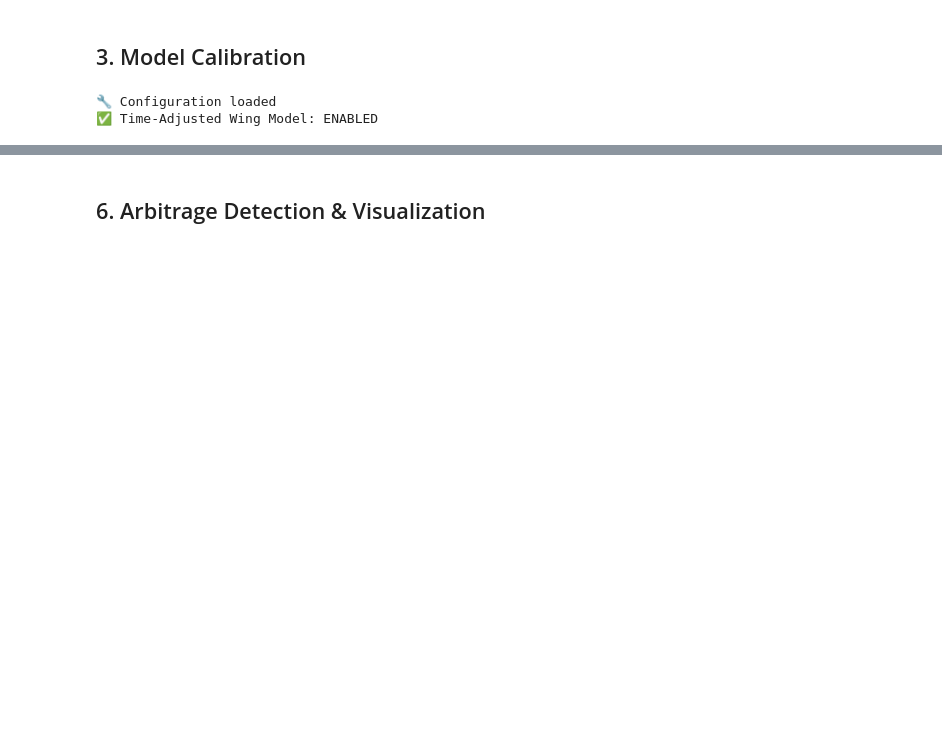
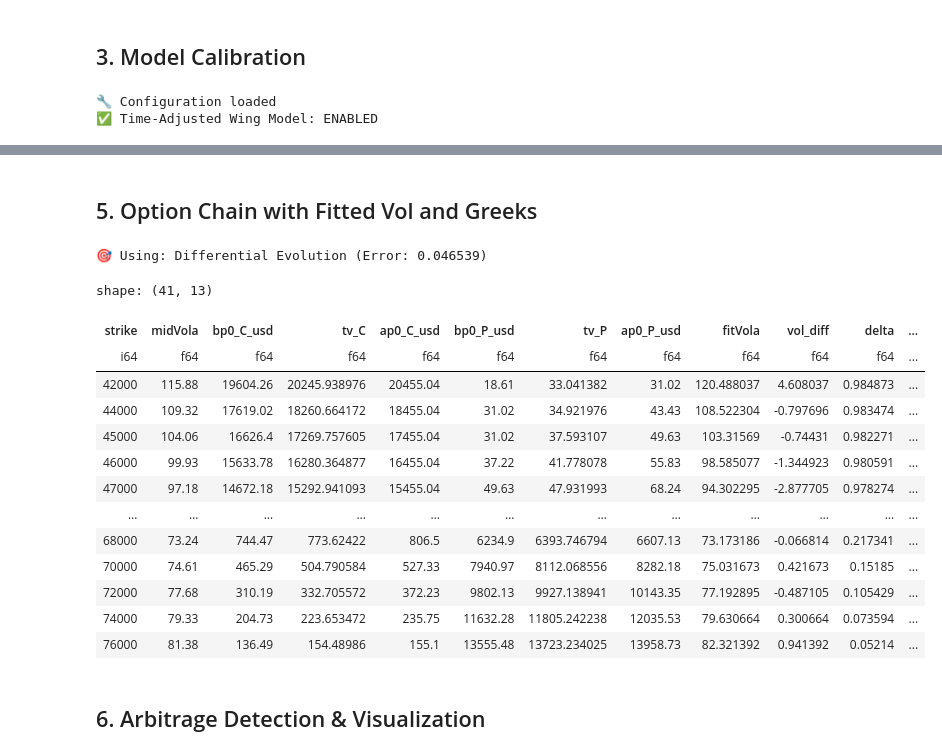
Before and after one commit to hertzC/Baseoffset-and-Volatility-Fitting-Manager, a Jupyter notebook: notebooks/volatility_fitting.ipynb, the cells around one changed output, grey strips where cells are left out. Cells and saved outputs as stored; diff of their text form; code cells hidden in the pictures; blank space fills up the shorter version.

```diff
--- a/notebooks/volatility_fitting.ipynb
+++ b/notebooks/volatility_fitting.ipynb
@@ -193,0 +240,17 @@ Optimized parameter: WingModelParameters(vr=0.7013, sr=0.0388, pc=0.2164, cc=0.2
+# %%
+#### CALIBRATION OF TIME-ADJUSTED WING MODEL ####
+methods = ["SLSQP", "L-BFGS-B"]
+if vol_config.time_adjusted_wing_model_enabled:
+    print(f"🚀 Calibrating Time-Adjusted Wing Model with optimisation methods {methods}")
+
+    for method_name in methods:
+
+        # Create appropriate calibrator based on method
+        my_local_calibrator = LocalVolatilityCalibrator(model_class=TimeAdjustedWingModel, method=method_name, enable_bounds=True)
+        my_result = my_local_calibrator.calibrate(my_initial_wing_model, strikes_list, market_vols, market_vegas, my_initial_wing_model.get_parameter_bounds(),  # Use the bounds from parameter object
+            True, None, weight_arr)
+        print(f"📍 Using LocalVolatilityCalibrator for {method_name}")
+
+        calibration_results.append(my_result)
+        print(f"Loss: {my_result.error:.8f}, Success: {my_result.success}, Message: {my_result.message}, {my_result.parameters}")
+    print("✅ Calibration complete")
@@ -558,2 +395,51 @@ Threshold: 0.100
+# %% [markdown]
+## 5. Option Chain with Fitted Vol and Greeks
+# %%
+# Add Fitted Volatilities and Greeks to existing DataFrame
+import polars as pl
+from utils.pricer.black76_option_pricer import Black76OptionPricer
+
+# Get best model
+best_result = min([r for r in calibration_results if r.optimization_method != "Initial Setup"], key=lambda x: x.error)
+best_model = TimeAdjustedWingModel(best_result.parameters)
+print(f"🎯 Using: {best_result.optimization_method} (Error: {best_result.error:.6f})")
+
+# Calculate fitted data for all strikes
+fitted_data = []
+for i, strike in enumerate(strikes_list):
+    fitted_vol = best_model.calculate_volatility_from_strike(strike)
+
+    if time_to_expiry > 0 and fitted_vol > 0:
+        call_greeks = Black76OptionPricer(forward_price, strike, time_to_expiry, rate, fitted_vol).get_all_greeks('call')
+        put_greeks = Black76OptionPricer(forward_price, strike, time_to_expiry, rate, fitted_vol).get_all_greeks('put')
+        fitted_data.append([fitted_vol*100, call_greeks['delta'], call_greeks['gamma'], call_greeks['theta'],
+                           call_greeks['vega']/100, call_greeks['price'], put_greeks['price'], (fitted_vol-market_vols[i])*100] if market_vols[i] > 0 else 0)
+    else:
+        fitted_data.append([fitted_vol*100, 0, 0, 0, 0, 0, 0, (fitted_vol-market_vols[i])*100, 0])
+
+# Add to DataFrame
+fitted_arrays = list(zip(*fitted_data))
+df_option_with_vola_and_greeks = df_option_with_vola_and_greeks.with_columns([
+    pl.Series(name, data) for name, data in zip(
+        ["fitVola", "delta", "gamma", "theta", "vega", "tv_C", "tv_P", "vol_diff"], fitted_arrays)])
+
+display(df_option_with_vola_and_greeks.select(["strike","midVola","bp0_C_usd","tv_C","ap0_C_usd","bp0_P_usd","tv_P","ap0_P_usd","fitVola","vol_diff",
+                                               "delta","gamma","vega"]))
+# %% [output]
+🎯 Using: Differential Evolution (Error: 0.046539)
+shape: (41, 13)
+| strike | midVola | bp0_C_usd | tv_C | ap0_C_usd | bp0_P_usd | tv_P | ap0_P_usd | fitVola | vol_diff | delta | ... |
+| i64 | f64 | f64 | f64 | f64 | f64 | f64 | f64 | f64 | f64 | f64 | ... |
+| 42000 | 115.88 | 19604.26 | 20245.938976 | 20455.04 | 18.61 | 33.041382 | 31.02 | 120.488037 | 4.608037 | 0.984873 | ... |
+| 44000 | 109.32 | 17619.02 | 18260.664172 | 18455.04 | 31.02 | 34.921976 | 43.43 | 108.522304 | -0.797696 | 0.983474 | ... |
+| 45000 | 104.06 | 16626.4 | 17269.757605 | 17455.04 | 31.02 | 37.593107 | 49.63 | 103.31569 | -0.74431 | 0.982271 | ... |
+| 46000 | 99.93 | 15633.78 | 16280.364877 | 16455.04 | 37.22 | 41.778078 | 55.83 | 98.585077 | -1.344923 | 0.980591 | ... |
+| 47000 | 97.18 | 14672.18 | 15292.941093 | 15455.04 | 49.63 | 47.931993 | 68.24 | 94.302295 | -2.877705 | 0.978274 | ... |
+| … | … | … | … | … | … | … | … | … | … | … | ... |
+| 68000 | 73.24 | 744.47 | 773.62422 | 806.5 | 6234.9 | 6393.746794 | 6607.13 | 73.173186 | -0.066814 | 0.217341 | ... |
+| 70000 | 74.61 | 465.29 | 504.790584 | 527.33 | 7940.97 | 8112.068556 | 8282.18 | 75.031673 | 0.421673 | 0.15185 | ... |
+| 72000 | 77.68 | 310.19 | 332.705572 | 372.23 | 9802.13 | 9927.138941 | 10143.35 | 77.192895 | -0.487105 | 0.105429 | ... |
+| 74000 | 79.33 | 204.73 | 223.653472 | 235.75 | 11632.28 | 11805.242238 | 12035.53 | 79.630664 | 0.300664 | 0.073594 | ... |
+| 76000 | 81.38 | 136.49 | 154.48986 | 155.1 | 13555.48 | 13723.234025 | 13958.73 | 82.321392 | 0.941392 | 0.05214 | ... |
 # %% [markdown]
 ## 6. Arbitrage Detection & Visualization
```
Also changed, not shown: parts of 46 cells of this notebook, 16 other files.
